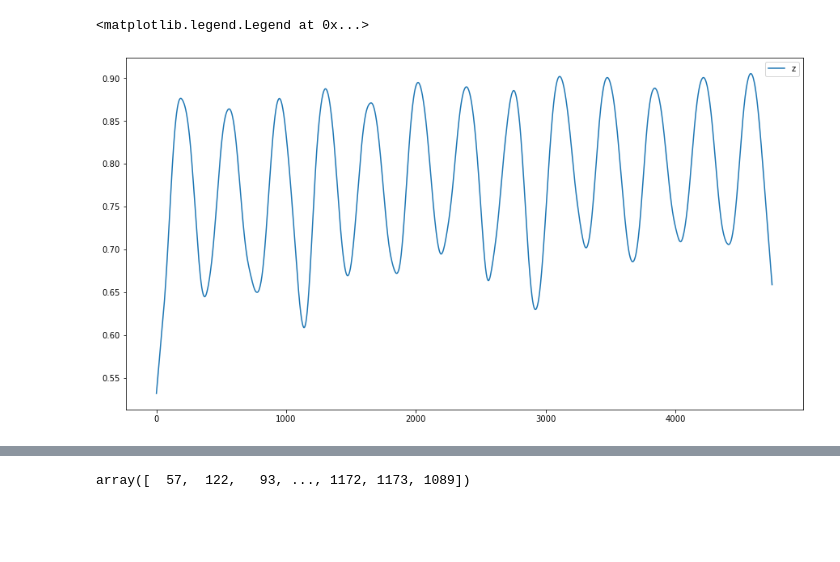
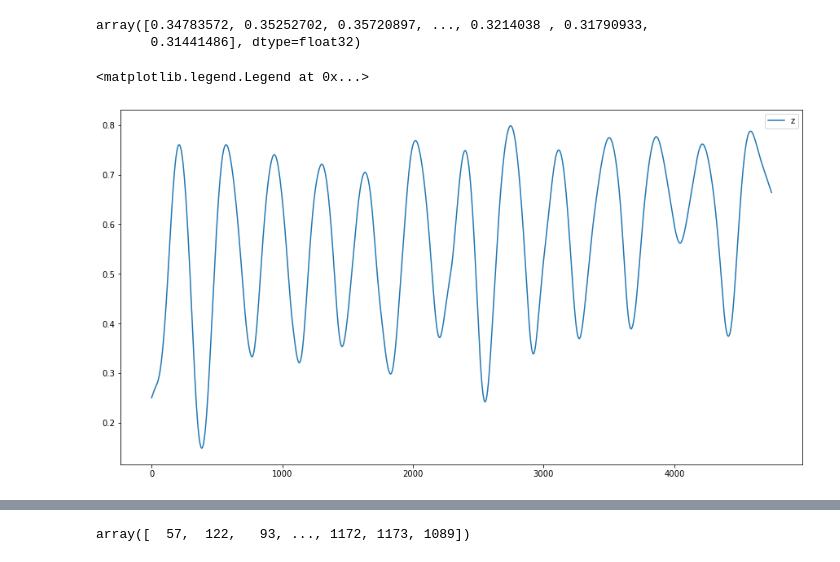
Before and after one commit to satlawa/proj_time_series_analysis, a Jupyter notebook: analyse.ipynb, the cells around one changed output, grey strips where cells are left out. Saved outputs shown, nothing was run; the diff lists cells and outputs as text; code cells hidden in the pictures; blank space fills up the shorter version.

```diff
--- a/analyse.ipynb
+++ b/analyse.ipynb
@@ -4,5 +4,10 @@ import math
 import numpy as np
 import matplotlib.pyplot as plt
 import h5py
+# %%
+# path to hdf5 file
+path_hdf5 = '/media/philipp/8044E96044E95984/data/time_series/modis_smooth.h5'
+
+hdf5_modis = h5py.File(path_hdf5, 'r')
 # %%
 # path to hdf5 file
@@ -12,2 +17,7 @@ hdf5_modis = h5py.File(path_hdf5, 'r')
 # %%
 wht = hdf5_modis['whittaker']
+# %%
+wht[90,1000,:]
+# %% [output]
+array([0.34783572, 0.35252702, 0.35720897, ..., 0.3214038 , 0.31790933,
+       0.31441486], dtype=float32)
@@ -14,8 +27,8 @@ wht = hdf5_modis['whittaker']
 # %%
 # plot time series of pixel
 fig, ax = plt.subplots(figsize=(15, 8))
-ax.plot(wht[399,500,:], label='z')
+ax.plot(wht[90,500,:], label='z')
 ax.legend()
 # %% [output]
 <matplotlib.legend.Legend at 0x...>
-[figure, old version]
+[figure, new version]
```
Also changed, not shown: parts of 13 cells of this notebook.
